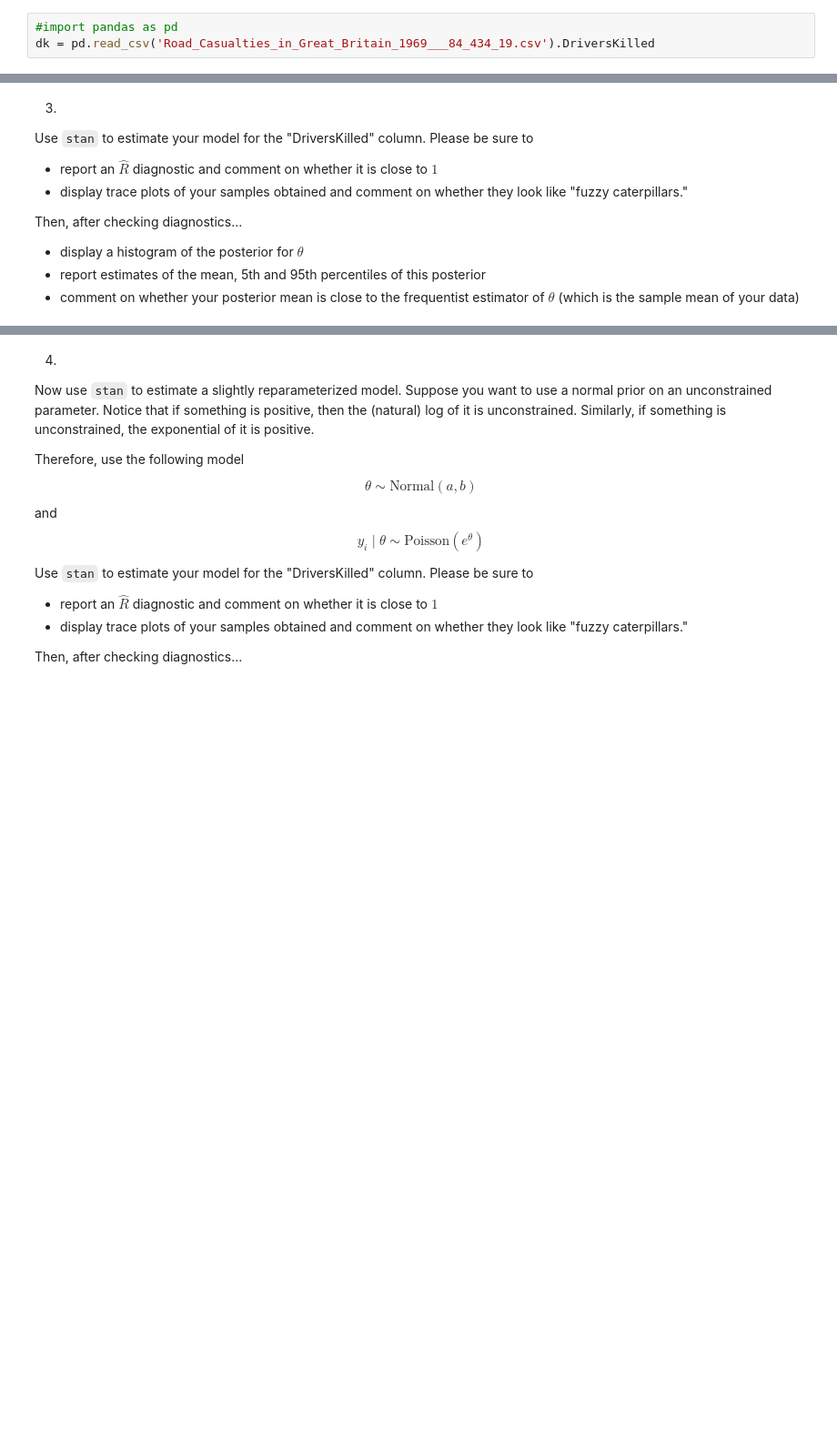
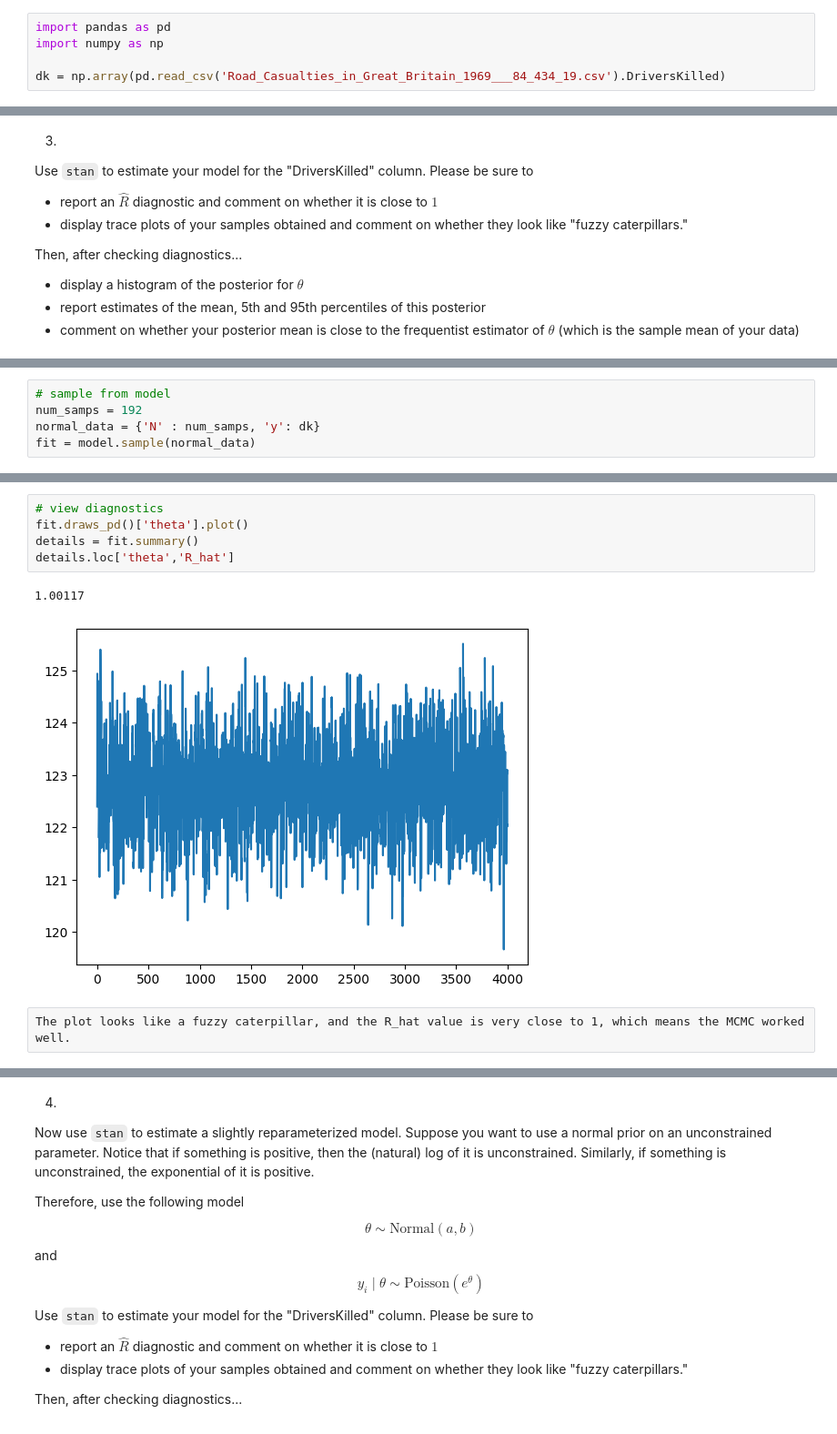
Before and after one commit to oatmeelsquares/ds-6040-docker, a Jupyter notebook: 05/assignment5.ipynb, the cells around one changed output, grey strips where cells are left out. Shown at 91% size. Drawn from its saved outputs; the diff is of its cells as text; blank space fills up the shorter version.

```diff
--- a/05/assignment5.ipynb
+++ b/05/assignment5.ipynb
@@ -23,8 +23,10 @@ With this likelihood, $\theta > 0$ is interpreted as a rate or average.
 
 The data can be found in `Road_Casualties_in_Great_Britain_1969___84_434_19.csv` Use the `DriversKilled` column only.
 # %%
-#import pandas as pd
-dk = pd.read_csv('Road_Casualties_in_Great_Britain_1969___84_434_19.csv').DriversKilled
+import pandas as pd
+import numpy as np
+
+dk = np.array(pd.read_csv('Road_Casualties_in_Great_Britain_1969___84_434_19.csv').DriversKilled)
 # %% [markdown]
 1.
 
@@ -73,0 +76,5 @@ Syntax error in '/bml24/05/poisson_log_norm.stan', line 3, column 25 to column 2
+# %%
+# sample from model
+num_samps = 192
+normal_data = {'N' : num_samps, 'y': dk}
+fit = model.sample(normal_data)
@@ -73,0 +88,10 @@ Syntax error in '/bml24/05/poisson_log_norm.stan', line 3, column 25 to column 2
+# %%
+# view diagnostics
+fit.draws_pd()['theta'].plot()
+details = fit.summary()
+details.loc['theta','R_hat']
+# %% [output]
+1.00117
+[figure, added]
+# %% [raw]
+The plot looks like a fuzzy caterpillar, and the R_hat value is very close to 1, which means the MCMC worked well.
```
Also changed, not shown: parts of 18 cells of this notebook, 11 other files.
